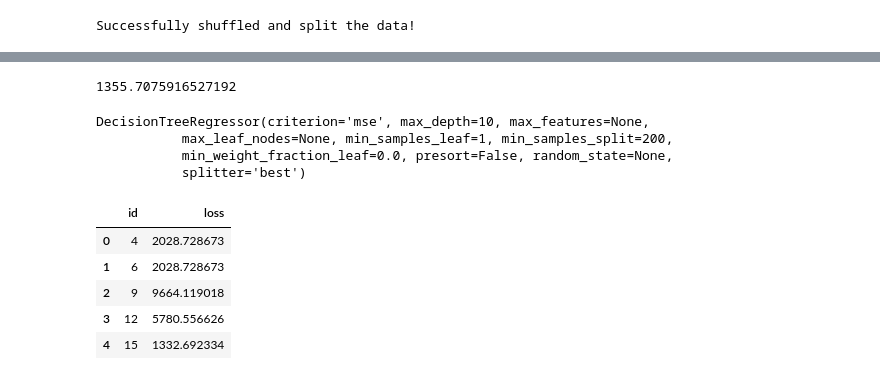
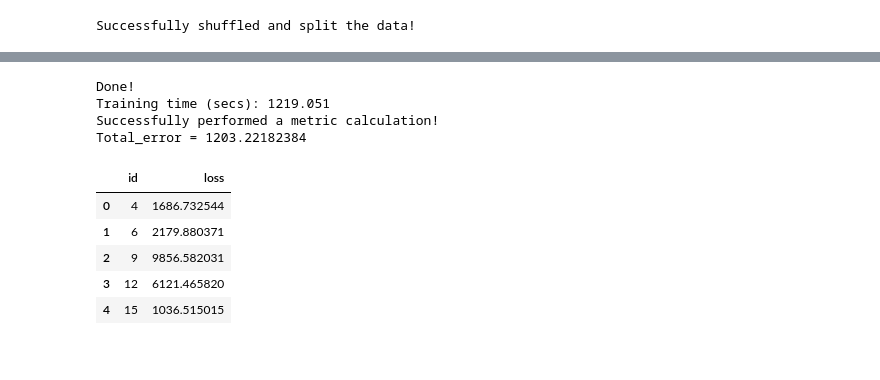
Before and after one commit to GregHacob/Kaggle-Competitions, a Jupyter notebook: Allstate Claims Severity/Allstate Claims Severity.ipynb, the cells around one changed output, grey strips where cells are left out. Cells and saved outputs as stored; diff of their text form; code cells hidden in the pictures.

```diff
--- a/Allstate Claims Severity/Allstate Claims Severity.ipynb
+++ b/Allstate Claims Severity/Allstate Claims Severity.ipynb
@@ -199,10 +211,3 @@ def performance_metric(y_true, y_predict):
         based on a performance metric chosen by the student. """
 
     return metrics.mean_absolute_error(y_true, y_predict) #evaluate performance
-
-# Test performance_metric
-try:
-    total_error = performance_metric(y_train, y_train)
-    print "Successfully performed a metric calculation!"
-except:
-    print "Something went wrong with performing a metric calculation."
@@ -273,27 +255,50 @@ Successfully performed a metric calculation!
-# %%
-total_error
-# %% [output]
-1355.7075916527192
-# %%
-print reg.best_estimator_
-# %% [output]
-DecisionTreeRegressor(criterion='mse', max_depth=10, max_features=None,
-           max_leaf_nodes=None, min_samples_leaf=1, min_samples_split=200,
-           min_weight_fraction_leaf=0.0, presort=False, random_state=None,
-           splitter='best')
+# %%
+import xgboost as xgb
+
+def fit_XGBmodel(X,y):
+
+    xgdmat = xgb.DMatrix(X.values, y.values) # Create our DMatrix to make XGBoost more efficient
+
+    params = {'eta': 0.01, 'seed':0, 'subsample': 0.5, 'colsample_bytree': 0.5,
+             'objective': 'reg:linear', 'max_depth':6, 'min_child_weight':3}
+
+    num_rounds = 1000
+    bst = xgb.train(params, xgdmat, num_boost_round = num_rounds)
+    return bst
+
+# Test fit_model on entire dataset
+try:
+    start = time.time()
+    bst = fit_XGBmodel(X_train, y_train)
+    end = time.time()
+    print "Done!\nTraining time (secs): {:.3f}".format(end - start)
+    test_xgb = xgb.DMatrix(X_test.values)
+    pred = bst.predict(test_xgb)
+    total_error = performance_metric(y_test, pred)
+    print "Successfully performed a metric calculation!"
+    print "Total_error = {}".format(total_error)
+except:
+    print "Something went wrong with fitting a model."
+# %% [output]
+Done!
+Training time (secs): 1219.051
+Successfully performed a metric calculation!
+Total_error = 1203.22182384
+# %%
+test_feature_cols = list(processed_claims_test_data.columns[1:])
 # %%
-
 # use the fitted model to make predictions for the testing set observations
-new_pred_class = reg.predict(processed_claims_test_data)
+test_data_xgb = xgb.DMatrix(processed_claims_test_data[test_feature_cols].values)
+pred = bst.predict(test_data_xgb)
 # %%
 # create a DataFrame of passenger IDs and testing set predictions
-pd.DataFrame({'id':processed_claims_test_data.id, 'loss':new_pred_class}).head()
+pd.DataFrame({'id':processed_claims_test_data.id, 'loss':pred}).head()
 # %% [output]
 |  | id | loss |
-| 0 | 4 | 2028.728673 |
-| 1 | 6 | 2028.728673 |
-| 2 | 9 | 9664.119018 |
-| 3 | 12 | 5780.556626 |
-| 4 | 15 | 1332.692334 |
+| 0 | 4 | 1686.732544 |
+| 1 | 6 | 2179.880371 |
+| 2 | 9 | 9856.582031 |
+| 3 | 12 | 6121.465820 |
+| 4 | 15 | 1036.515015 |
 # %%
 # write the DataFrame to a CSV file that can be submitted to Kaggle
```
Also changed, not shown: parts of 24 cells of this notebook, 1 other file.
